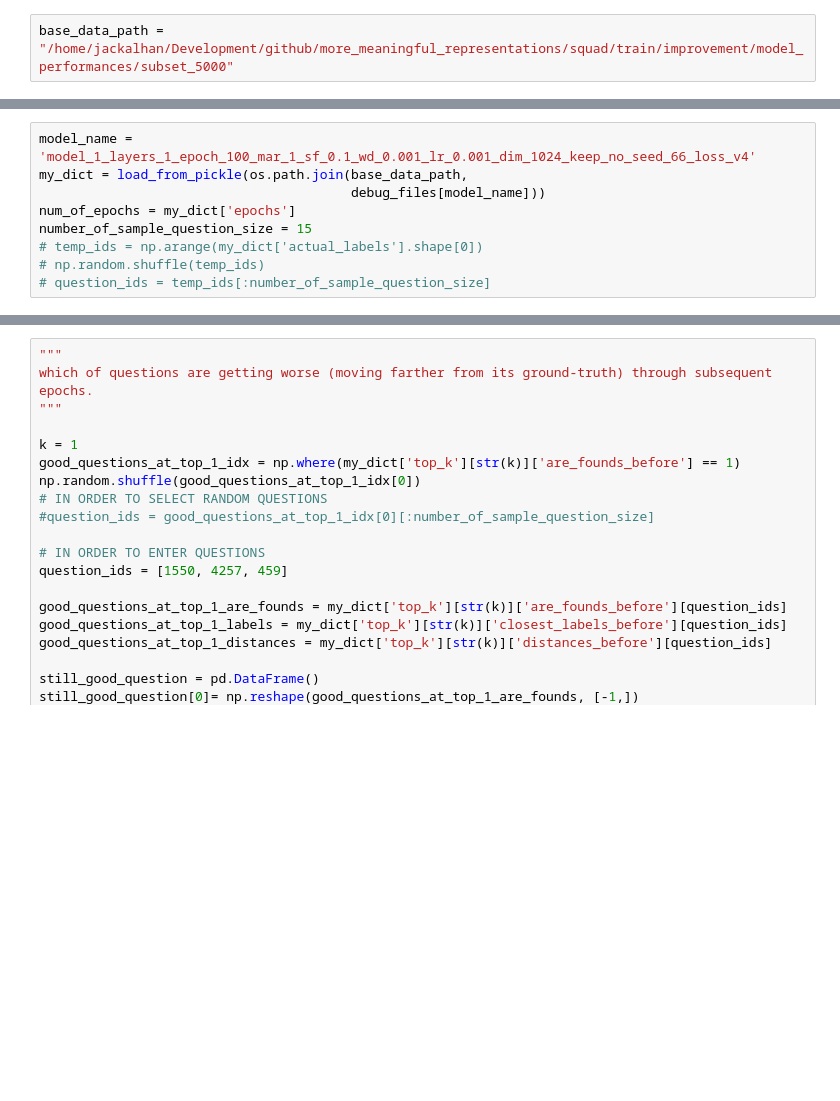
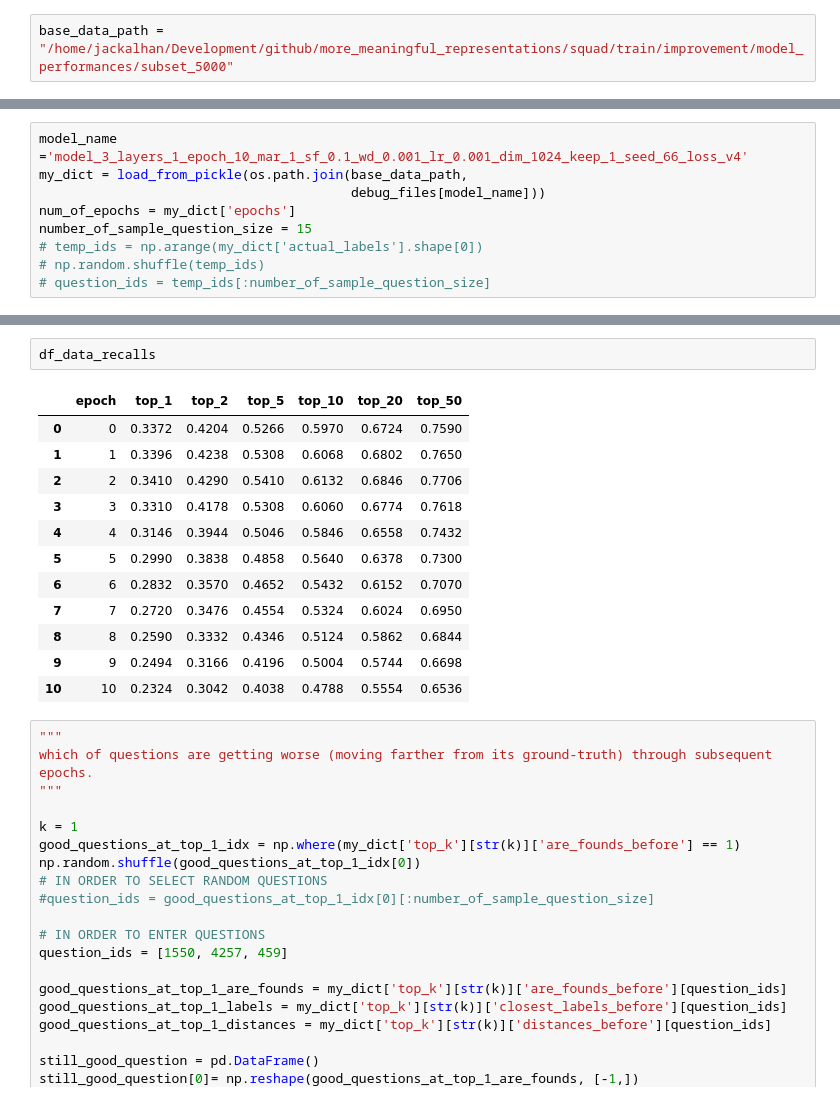
Before and after one commit to jackalhan/more_meaningful_representations, a Jupyter notebook: squad/Model_Execution_for_Tracing_Improvement.ipynb, the cells around one changed output, grey strips where cells are left out. Cells and saved outputs as stored; diff of their text form; blank space fills up the shorter version.

```diff
--- a/squad/Model_Execution_for_Tracing_Improvement.ipynb
+++ b/squad/Model_Execution_for_Tracing_Improvement.ipynb
@@ -33,5 +32,5 @@ for root, dirs, files in os.walk(base_data_path):
 # %%
-model_name =  'model_1_layers_1_epoch_100_mar_1_sf_0.1_wd_0.001_lr_0.001_dim_1024_keep_no_seed_66_loss_v4'
+model_name ='model_3_layers_1_epoch_10_mar_1_sf_0.1_wd_0.001_lr_0.001_dim_1024_keep_1_seed_66_loss_v4'
 my_dict = load_from_pickle(os.path.join(base_data_path,
                                         debug_files[model_name]))
 num_of_epochs = my_dict['epochs']
@@ -78,6 +77,21 @@ fig =  go.Figure(data=traces, layout=layout)
 py.offline.iplot(fig)
 # %% [output]
 [interactive output not drawn]
+# %%
+df_data_recalls
+# %% [output]
+|  | epoch | top_1 | top_2 | top_5 | top_10 | top_20 | top_50 |
+| 0 | 0 | 0.3372 | 0.4204 | 0.5266 | 0.5970 | 0.6724 | 0.7590 |
+| 1 | 1 | 0.3396 | 0.4238 | 0.5308 | 0.6068 | 0.6802 | 0.7650 |
+| 2 | 2 | 0.3410 | 0.4290 | 0.5410 | 0.6132 | 0.6846 | 0.7706 |
+| 3 | 3 | 0.3310 | 0.4178 | 0.5308 | 0.6060 | 0.6774 | 0.7618 |
+| 4 | 4 | 0.3146 | 0.3944 | 0.5046 | 0.5846 | 0.6558 | 0.7432 |
+| 5 | 5 | 0.2990 | 0.3838 | 0.4858 | 0.5640 | 0.6378 | 0.7300 |
+| 6 | 6 | 0.2832 | 0.3570 | 0.4652 | 0.5432 | 0.6152 | 0.7070 |
+| 7 | 7 | 0.2720 | 0.3476 | 0.4554 | 0.5324 | 0.6024 | 0.6950 |
+| 8 | 8 | 0.2590 | 0.3332 | 0.4346 | 0.5124 | 0.5862 | 0.6844 |
+| 9 | 9 | 0.2494 | 0.3166 | 0.4196 | 0.5004 | 0.5744 | 0.6698 |
+| 10 | 10 | 0.2324 | 0.3042 | 0.4038 | 0.4788 | 0.5554 | 0.6536 |
 # %%
 """
 which of questions are getting worse (moving farther from its ground-truth) through subsequent epochs.
```
Also changed, not shown: parts of 1 cell of this notebook, 1 other file.
